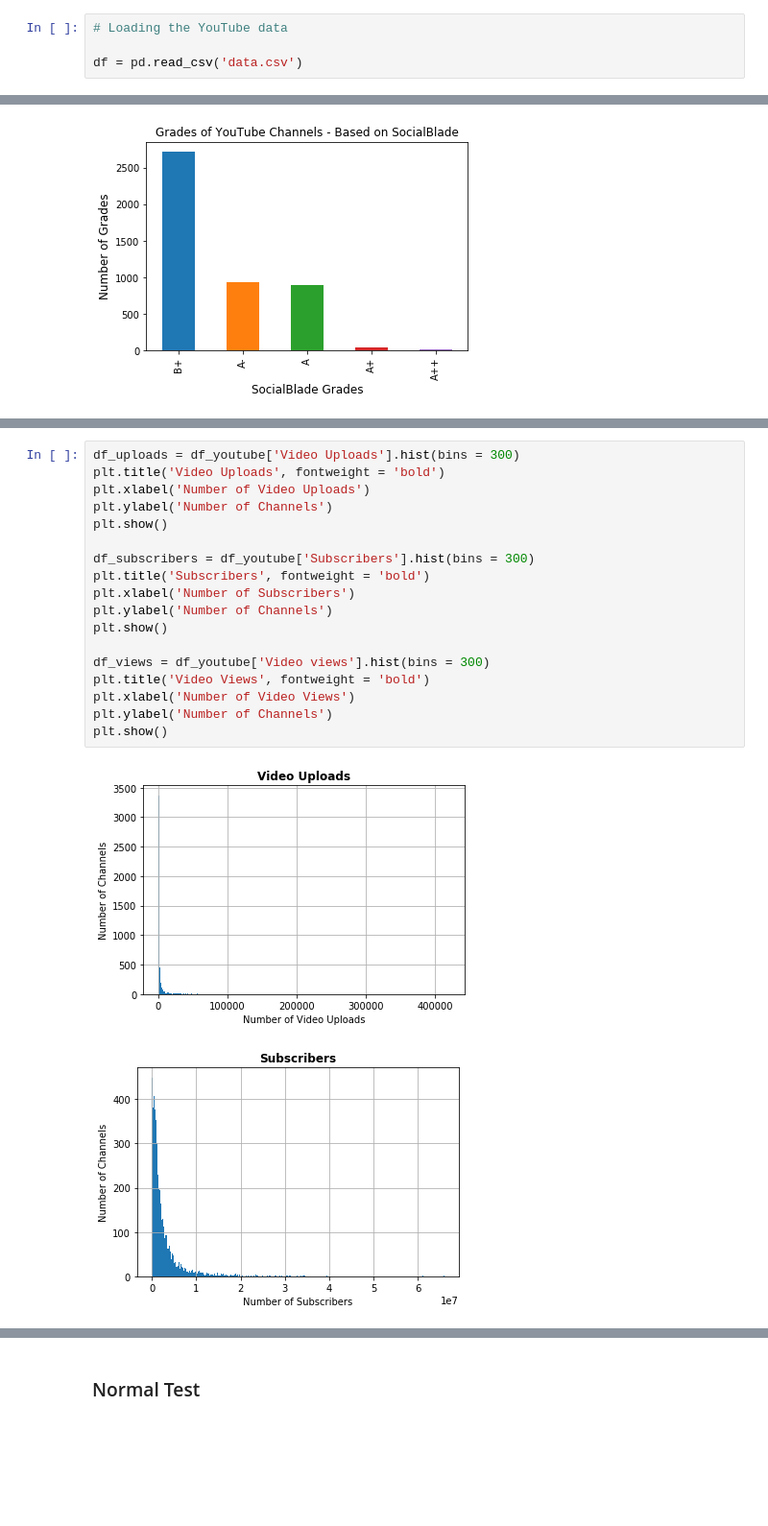
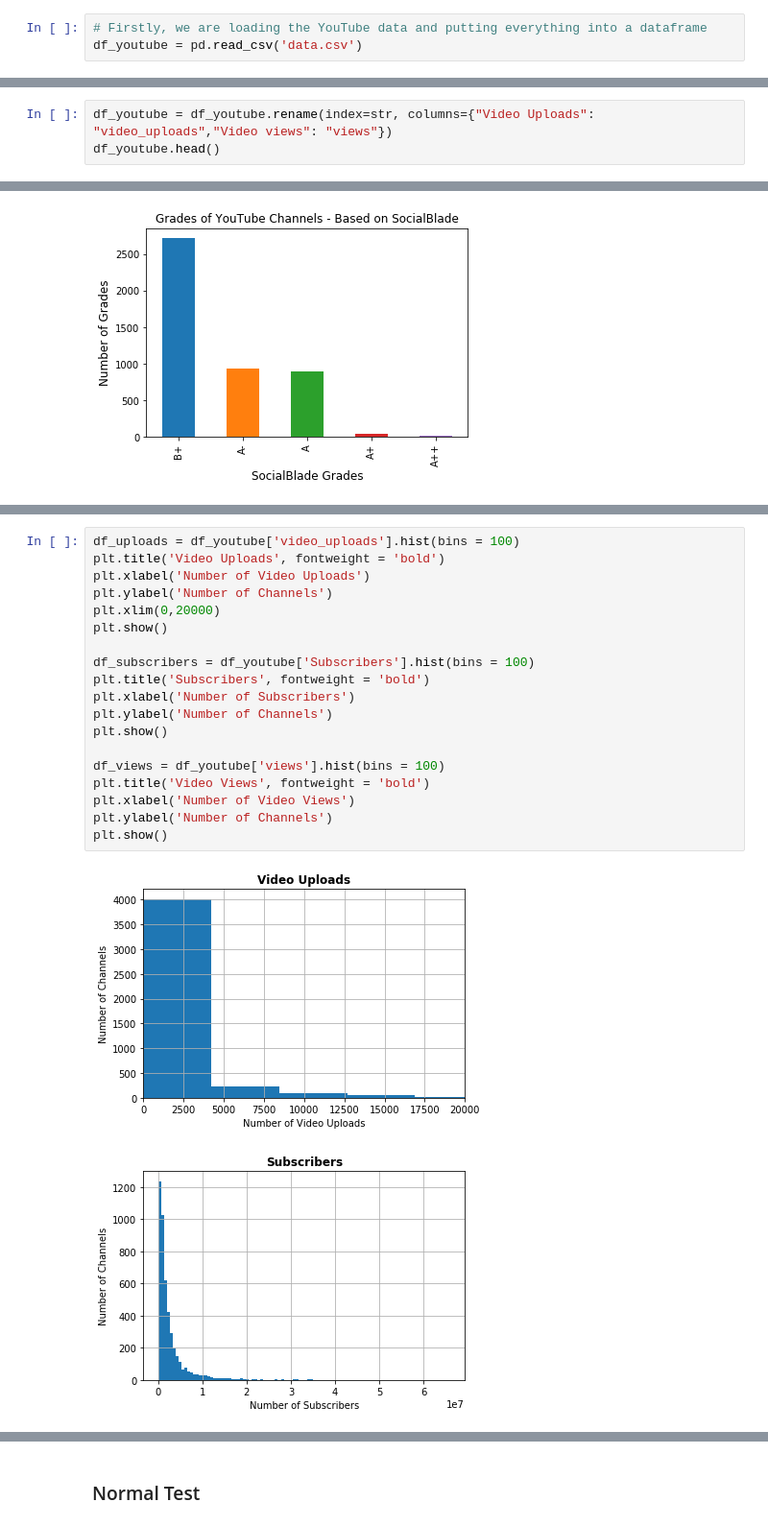
Before and after one commit to lcmendoza/Projects, a Jupyter notebook: FinalProject.ipynb, the cells around one changed output, grey strips where cells are left out. Shown at 96% size. Cells and saved outputs as stored; diff of their text form; blank space fills up the shorter version.

```diff
--- a/FinalProject.ipynb
+++ b/FinalProject.ipynb
@@ -39,6 +41,5 @@ import statsmodels.api as sm
 # %% [markdown]
 ### Data Cleaning and Pre-Processing
 # %%
-# Loading the YouTube data
-
-df = pd.read_csv('data.csv')
+# Firstly, we are loading the YouTube data and putting everything into a dataframe
+df_youtube = pd.read_csv('data.csv')
@@ -137,3 +127,6 @@ df_youtube['Grade'] == 'A++' # checking if the data is clean
 4998    False
 4999    False
 Name: Grade, Length: 4610, dtype: bool
+# %%
+df_youtube = df_youtube.rename(index=str, columns={"Video Uploads": "video_uploads","Video views": "views"})
+df_youtube.head()
@@ -197,21 +199,22 @@ In this bar chart, we can see that there are large amount of channels in which S
 # %%
-df_uploads = df_youtube['Video Uploads'].hist(bins = 300)
+df_uploads = df_youtube['video_uploads'].hist(bins = 100)
 plt.title('Video Uploads', fontweight = 'bold')
 plt.xlabel('Number of Video Uploads')
 plt.ylabel('Number of Channels')
+plt.xlim(0,20000)
 plt.show()
 
-df_subscribers = df_youtube['Subscribers'].hist(bins = 300)
+df_subscribers = df_youtube['Subscribers'].hist(bins = 100)
 plt.title('Subscribers', fontweight = 'bold')
 plt.xlabel('Number of Subscribers')
 plt.ylabel('Number of Channels')
 plt.show()
 
-df_views = df_youtube['Video views'].hist(bins = 300)
+df_views = df_youtube['views'].hist(bins = 100)
 plt.title('Video Views', fontweight = 'bold')
 plt.xlabel('Number of Video Views')
 plt.ylabel('Number of Channels')
 plt.show()
 # %% [output]
-[figure, old version]
+[figure, new version]
-[figure, old version]
+[figure, new version]
```
Also changed, not shown: parts of 94 cells of this notebook.
